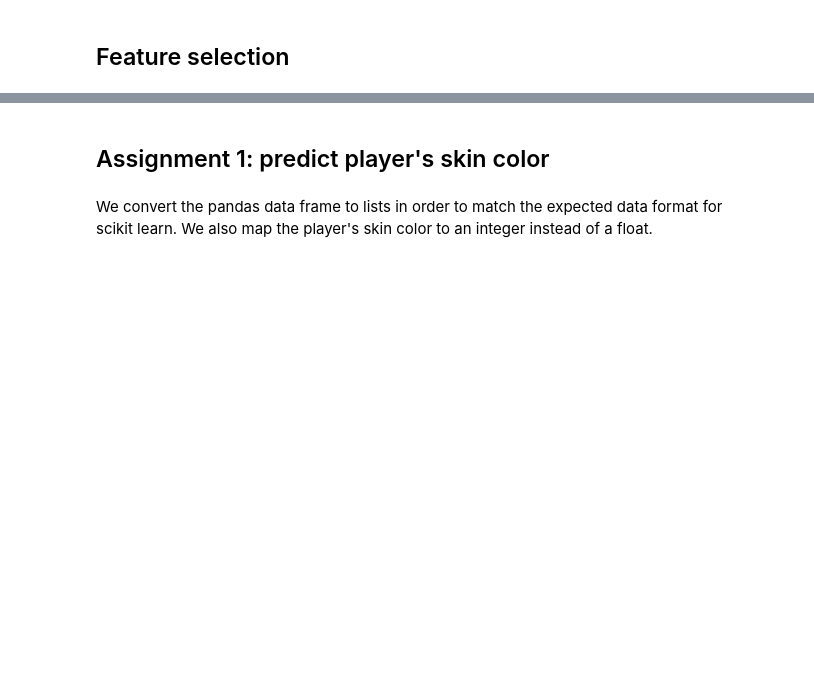
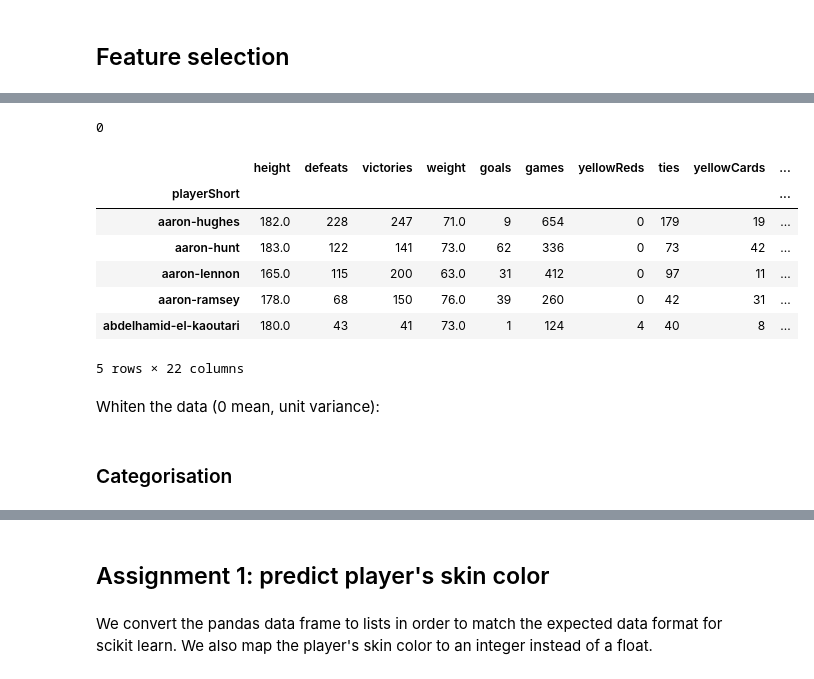
Before and after one commit to cipri-tom/Homework, a Jupyter notebook: 04 - Applied ML/handler.ipynb, the cells around one changed output, grey strips where cells are left out. Drawn from its saved outputs; the diff is of its cells as text; code cells hidden in the pictures; blank space fills up the shorter version.

```diff
--- a/04 - Applied ML/handler.ipynb
+++ b/04 - Applied ML/handler.ipynb
@@ -99,5 +145,0 @@ If the weight or the height is NaN we replace it by the average height and weigh
-# %%
-av_height = players['height'].mean()
-av_weight = players['weight'].mean()
-players['height'] = players['height'].fillna(value=av_height)
-players['weight'] = players['weight'].fillna(value=av_weight)
@@ -108,5 +145,0 @@ We create extra features by normalizing the data:
-# %%
-categorical_values = ['victories', 'ties', 'defeats', 'redCards', 'yellowReds', 'yellowCards']
-for name in categorical_values:
-    players['percentage_'+name] = players[name]/players['games']
-players.head()
@@ -127,0 +172,20 @@ Transform categorical data into numerical values (example spain = 3) so that it
+# %%
+(players.games == 0).sum()
+# %% [output]
+0
+# %%
+percentage_features = ['victories', 'ties', 'defeats', 'redCards', 'yellowReds', 'yellowCards']
+for feature in percentage_features:
+    players['percentage_'+feature] = players[feature] / players['games']
+players.head()
+# %% [output]
+|  | height | defeats | victories | weight | goals | games | yellowReds | ties | yellowCards | ... |
+| playerShort |  |  |  |  |  |  |  |  |  | ... |
+| aaron-hughes | 182.0 | 228 | 247 | 71.0 | 9 | 654 | 0 | 179 | 19 | ... |
+| aaron-hunt | 183.0 | 122 | 141 | 73.0 | 62 | 336 | 0 | 73 | 42 | ... |
+| aaron-lennon | 165.0 | 115 | 200 | 63.0 | 31 | 412 | 0 | 97 | 11 | ... |
+| aaron-ramsey | 178.0 | 68 | 150 | 76.0 | 39 | 260 | 0 | 42 | 31 | ... |
+| abdelhamid-el-kaoutari | 180.0 | 43 | 41 | 73.0 | 1 | 124 | 4 | 40 | 8 | ... |
+5 rows × 22 columns
+# %% [markdown]
+Whiten the data (0 mean, unit variance):
@@ -127,0 +194,2 @@ Transform categorical data into numerical values (example spain = 3) so that it
+# %% [markdown]
+### Categorisation
```
Also changed, not shown: parts of 23 cells of this notebook.
